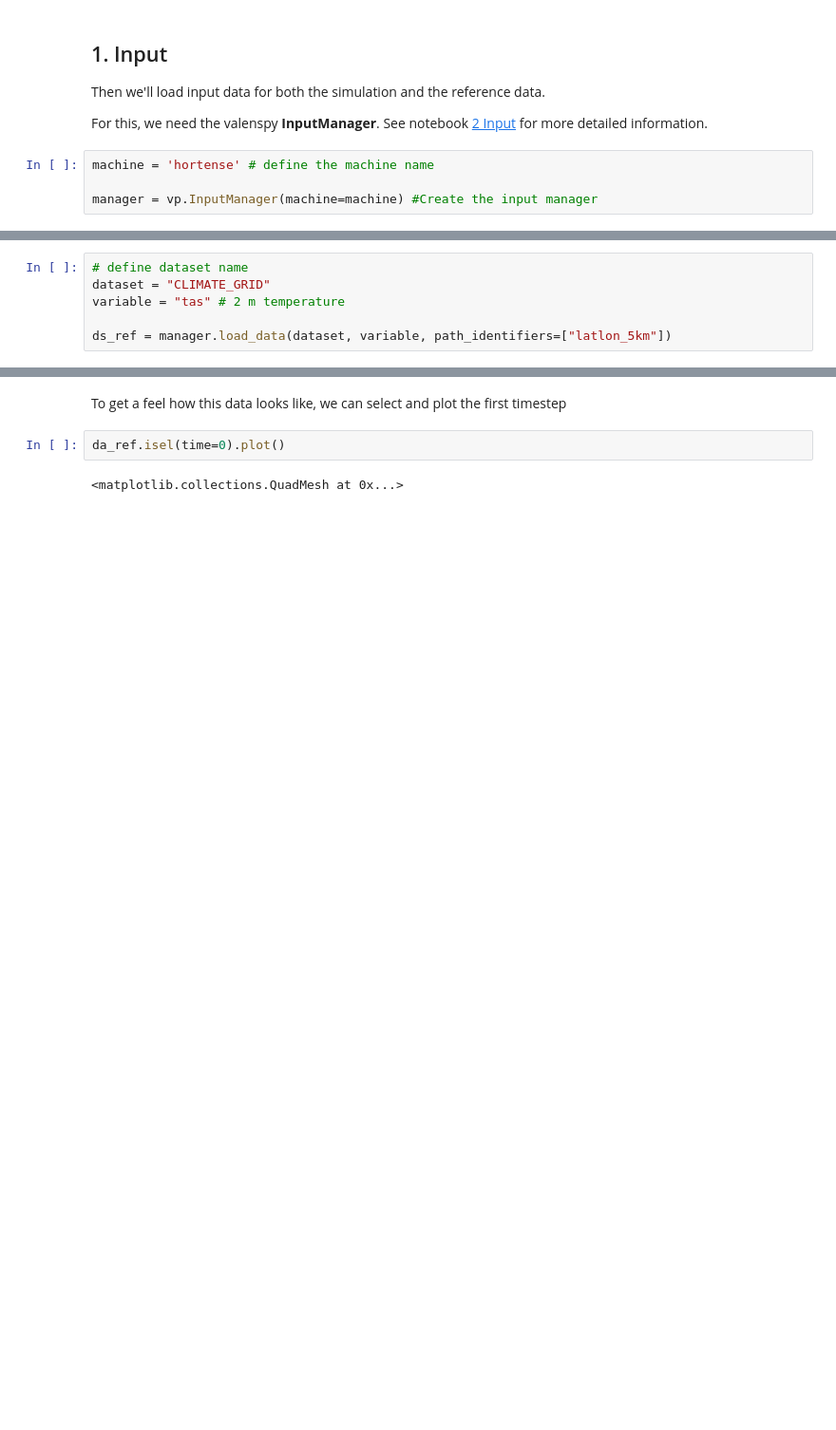
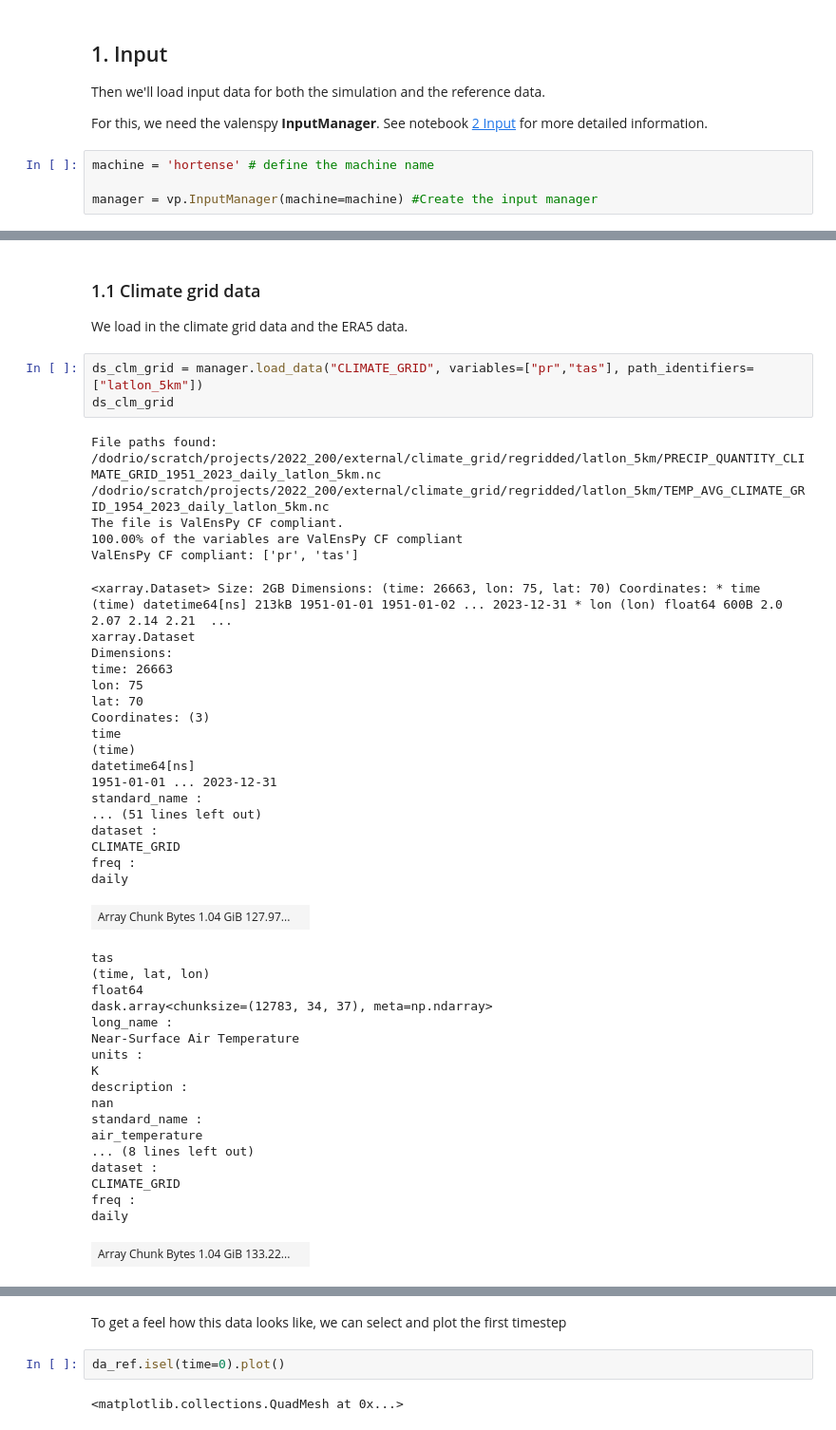
Before and after one commit to CORDEX-be2/ValEnsPy, a Jupyter notebook: examples/tutorial/1_valenspy_workflow.ipynb, the cells around one changed output, grey strips where cells are left out. Shown at 95% size. Cells and saved outputs as stored; diff of their text form; blank space fills up the shorter version.

```diff
--- a/examples/tutorial/1_valenspy_workflow.ipynb
+++ b/examples/tutorial/1_valenspy_workflow.ipynb
@@ -39,6 +27,0 @@ Here we'll load daily temperature (tas).
-# %%
-# define dataset name
-dataset = "CLIMATE_GRID"
-variable = "tas" # 2 m temperature
-
-ds_ref = manager.load_data(dataset, variable, path_identifiers=["latlon_5km"])
@@ -129,0 +28,50 @@ daily
+# %% [markdown]
+### 1.1 Climate grid data
+
+We load in the climate grid data and the ERA5 data.
+# %%
+ds_clm_grid = manager.load_data("CLIMATE_GRID", variables=["pr","tas"], path_identifiers=["latlon_5km"])
+ds_clm_grid
+# %% [output]
+File paths found:
+/dodrio/scratch/projects/2022_200/external/climate_grid/regridded/latlon_5km/PRECIP_QUANTITY_CLIMATE_GRID_1951_2023_daily_latlon_5km.nc
+/dodrio/scratch/projects/2022_200/external/climate_grid/regridded/latlon_5km/TEMP_AVG_CLIMATE_GRID_1954_2023_daily_latlon_5km.nc
+The file is ValEnsPy CF compliant.
+100.00% of the variables are ValEnsPy CF compliant
+ValEnsPy CF compliant: ['pr', 'tas']
+<xarray.Dataset> Size: 2GB Dimensions: (time: 26663, lon: 75, lat: 70) Coordinates: * time (time) datetime64[ns] 213kB 1951-01-01 1951-01-02 ... 2023-12-31 * lon (lon) float64 600B 2.0 2.07 2.14 2.21  ...
+xarray.Dataset
+Dimensions:
+time: 26663
+lon: 75
+lat: 70
+Coordinates: (3)
+time
+(time)
+datetime64[ns]
+1951-01-01 ... 2023-12-31
+standard_name :
+... (51 lines left out)
+dataset :
+CLIMATE_GRID
+freq :
+daily
+| Array Chunk Bytes 1.04 GiB 127.97... |  |
+tas
+(time, lat, lon)
+float64
+dask.array<chunksize=(12783, 34, 37), meta=np.ndarray>
+long_name :
+Near-Surface Air Temperature
+units :
+K
+description :
+nan
+standard_name :
+air_temperature
+... (8 lines left out)
+dataset :
+CLIMATE_GRID
+freq :
+daily
+| Array Chunk Bytes 1.04 GiB 133.22... |  |
```
Also changed, not shown: parts of 39 cells of this notebook.
